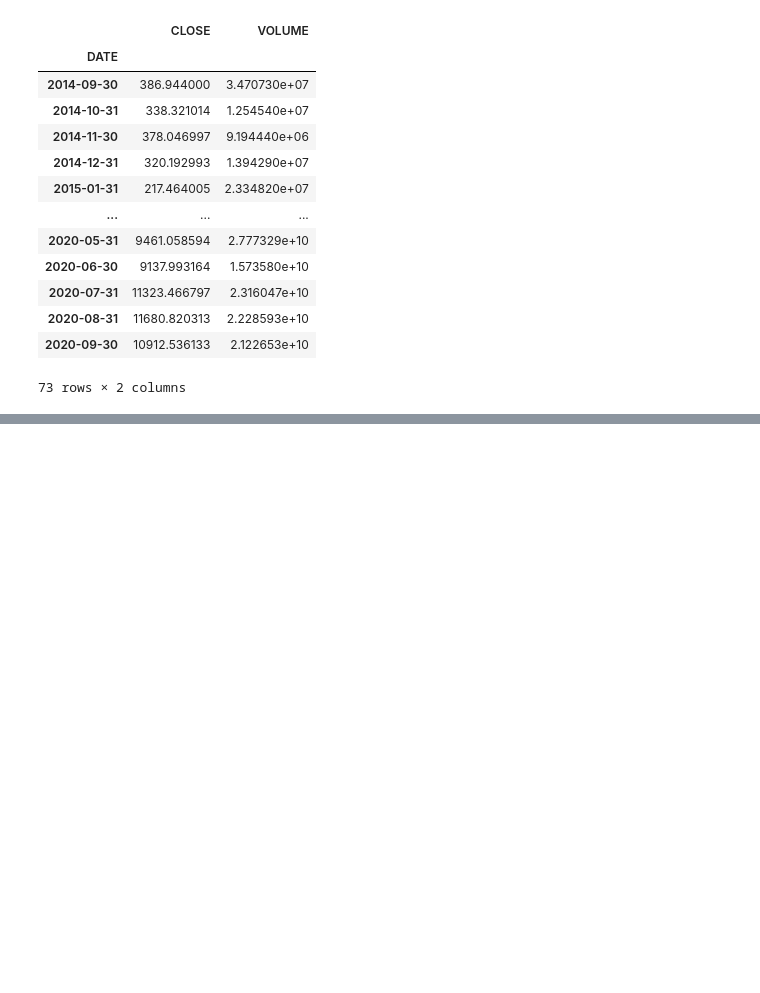
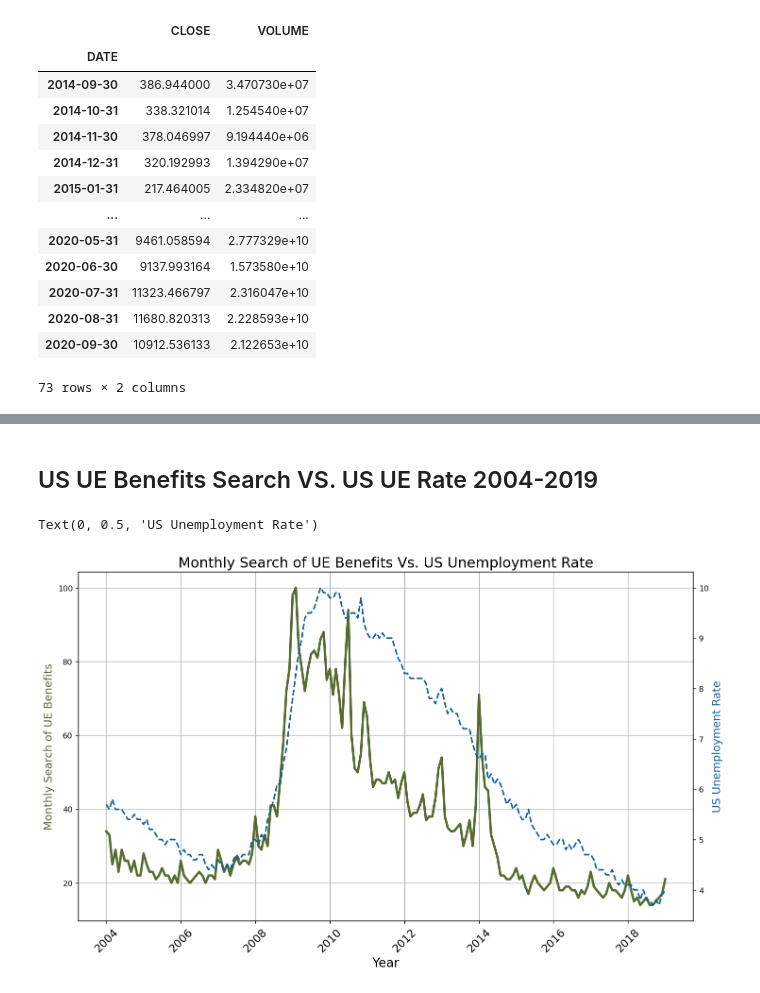
Before and after one commit to Am1tp/DataAnalysis-JupyterNotebook-GoogleTrendsDataAnalysis, a Jupyter notebook: GoogleTrendsData.ipynb, the cells around one changed output, grey strips where cells are left out. Drawn from its saved outputs; the diff is of its cells as text; code cells hidden in the pictures; blank space fills up the shorter version.

```diff
--- a/GoogleTrendsData.ipynb
+++ b/GoogleTrendsData.ipynb
@@ -351,0 +414,19 @@ btc_price_monthly
+# %% [markdown]
+## US UE Benefits Search VS. US UE Rate 2004-2019
+# %%
+plt.figure(figsize=(14,8), dpi=120)
+plt.grid()
+plt.title('Monthly Search of UE Benefits Vs. US Unemployment Rate', fontsize=18)
+plt.xticks(fontsize=14, rotation =45)
+ax1 = plt.gca()
+ax2 = ax1.twinx()
+
+ax1.plot(ue_200419['MONTH'], ue_200419['UE_BENEFITS_WEB_SEARCH'], label='Monthly Search of UE Benefits', color='darkolivegreen', lw=3)
+ax2.plot(ue_200419['MONTH'], ue_200419['UNRATE'], label='US Unemployment Rate', color='#115f9a', lw=2, ls='dashed')
+
+ax1.set_xlabel('Year', fontsize=16)
+ax1.set_ylabel('Monthly Search of UE Benefits', color='darkolivegreen', fontsize=14)
+ax2.set_ylabel('US Unemployment Rate', color='#115f9a', fontsize=14)
+# %% [output]
+Text(0, 0.5, 'US Unemployment Rate')
+[figure, added]
```
Also changed, not shown: parts of 18 cells of this notebook.
